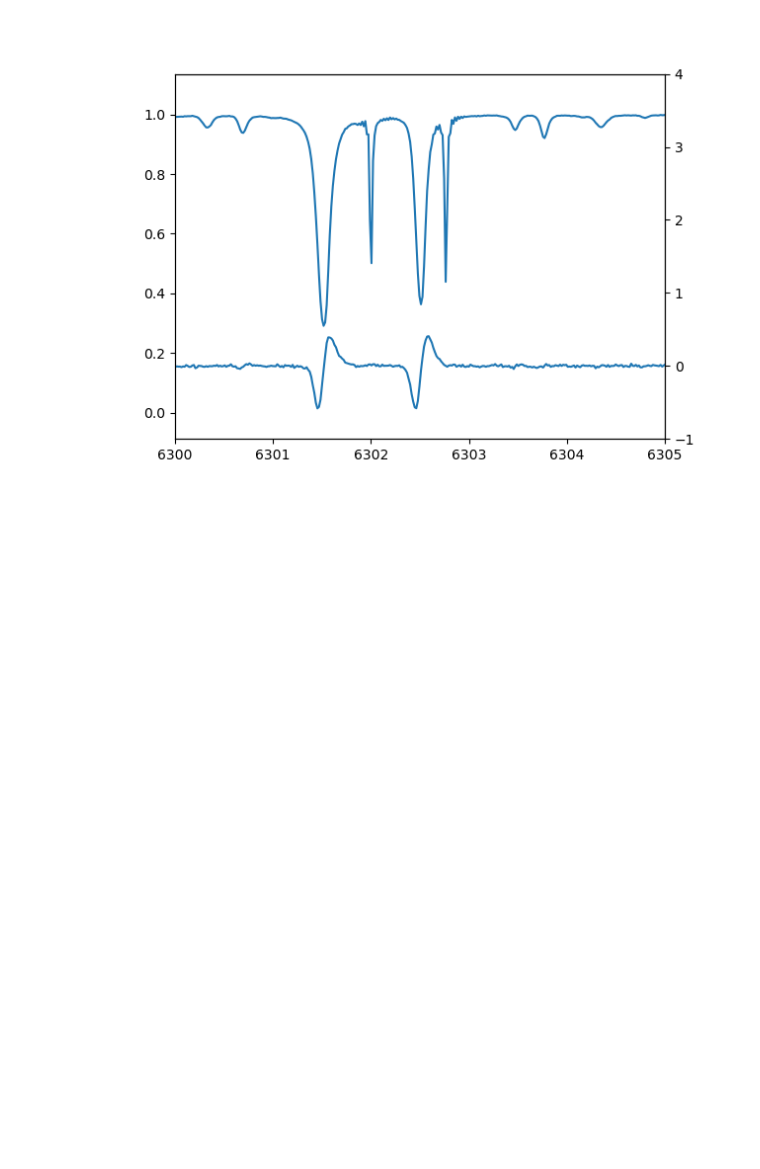
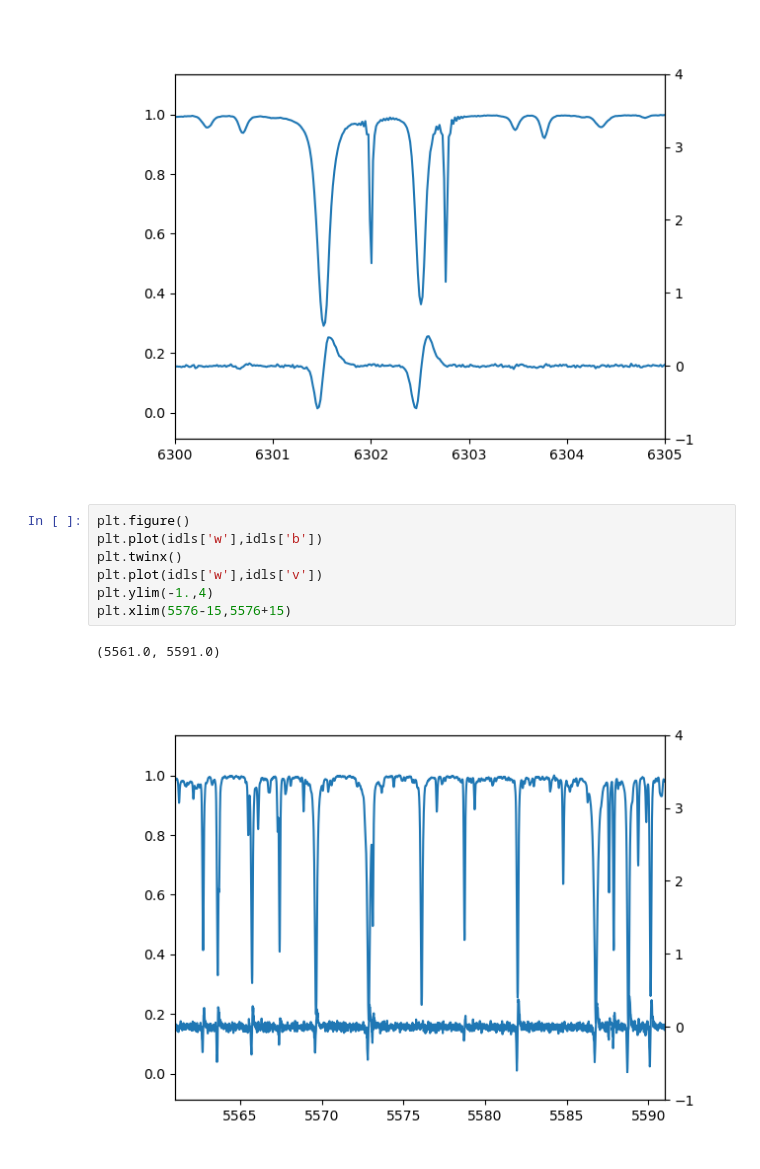
Before and after one commit to tschad/solar_tools_online, a Jupyter notebook: example_V_plots.ipynb, the cells around one changed output. Drawn from its saved outputs; the diff is of its cells as text; blank space fills up the shorter version.

Commit message:
commit example V plots

```diff
--- a/example_V_plots.ipynb
+++ b/example_V_plots.ipynb
@@ -23,3 +27,13 @@ plt.xlim(6300,6305)
 # %% [output]
 (6300.0, 6305.0)
 [figure]
+# %%
+plt.figure()
+plt.plot(idls['w'],idls['b'])
+plt.twinx()
+plt.plot(idls['w'],idls['v'])
+plt.ylim(-1.,4)
+plt.xlim(5576-15,5576+15)
+# %% [output]
+(5561.0, 5591.0)
+[figure, added]
```
Also changed, not shown: parts of 1 cell of this notebook.
